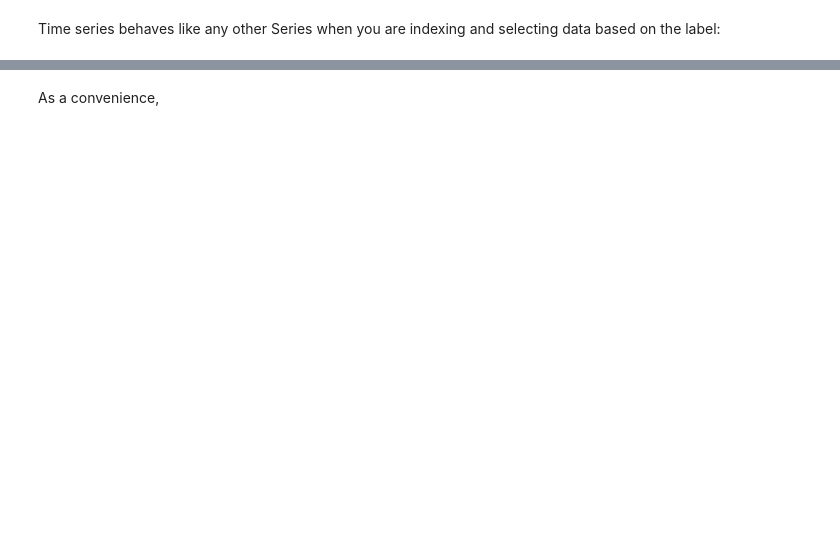
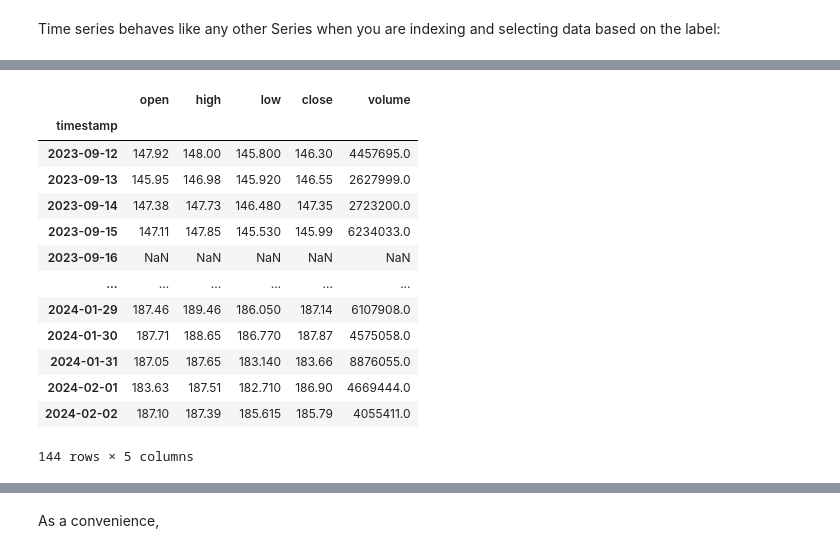
Before and after one commit to marco-canas/didactica_ciencia_datos, a Jupyter notebook: 1_curso_machine_learning/8_time_series/curso_corto_series_tiempo/2_time_series_wes_mckinney/1_indexing_selection_subsetting/1_indexing_selection_subsetting.ipynb, the cells around one changed output, grey strips where cells are left out. Cells and saved outputs as stored; diff of their text form; code cells hidden in the pictures; blank space fills up the shorter version.

```diff
--- a/1_curso_machine_learning/8_time_series/curso_corto_series_tiempo/2_time_series_wes_mckinney/1_indexing_selection_subsetting/1_indexing_selection_subsetting.ipynb
+++ b/1_curso_machine_learning/8_time_series/curso_corto_series_tiempo/2_time_series_wes_mckinney/1_indexing_selection_subsetting/1_indexing_selection_subsetting.ipynb
@@ -339,4 +352,21 @@ ts
 100 rows × 5 columns
+# %%
+ts.resample('d').mean()
+# %% [output]
+|  | open | high | low | close | volume |
+| timestamp |  |  |  |  |  |
+| 2023-09-12 | 147.92 | 148.00 | 145.800 | 146.30 | 4457695.0 |
+| 2023-09-13 | 145.95 | 146.98 | 145.920 | 146.55 | 2627999.0 |
+| 2023-09-14 | 147.38 | 147.73 | 146.480 | 147.35 | 2723200.0 |
+| 2023-09-15 | 147.11 | 147.85 | 145.530 | 145.99 | 6234033.0 |
+| 2023-09-16 | NaN | NaN | NaN | NaN | NaN |
+| ... | ... | ... | ... | ... | ... |
+| 2024-01-29 | 187.46 | 189.46 | 186.050 | 187.14 | 6107908.0 |
+| 2024-01-30 | 187.71 | 188.65 | 186.770 | 187.87 | 4575058.0 |
+| 2024-01-31 | 187.05 | 187.65 | 183.140 | 183.66 | 8876055.0 |
+| 2024-02-01 | 183.63 | 187.51 | 182.710 | 186.90 | 4669444.0 |
+| 2024-02-02 | 187.10 | 187.39 | 185.615 | 185.79 | 4055411.0 |
+144 rows × 5 columns
 # %%
 stamp = ts.index[0]
 stamp
```
Also changed, not shown: parts of 29 cells of this notebook, 3 other files.
